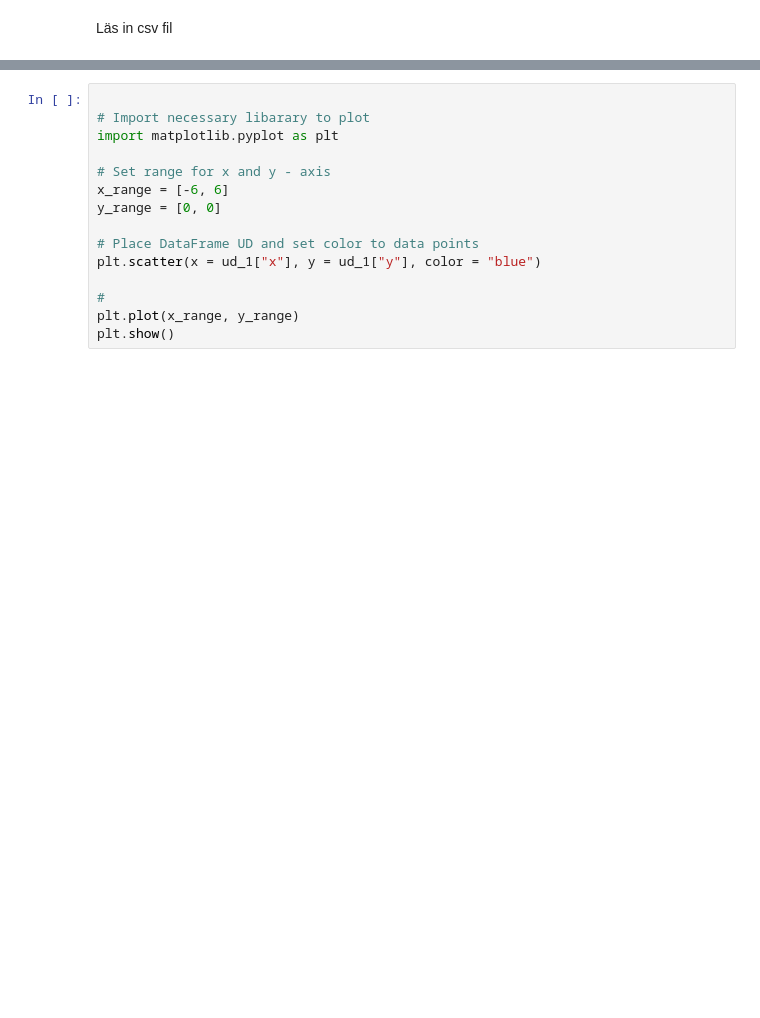
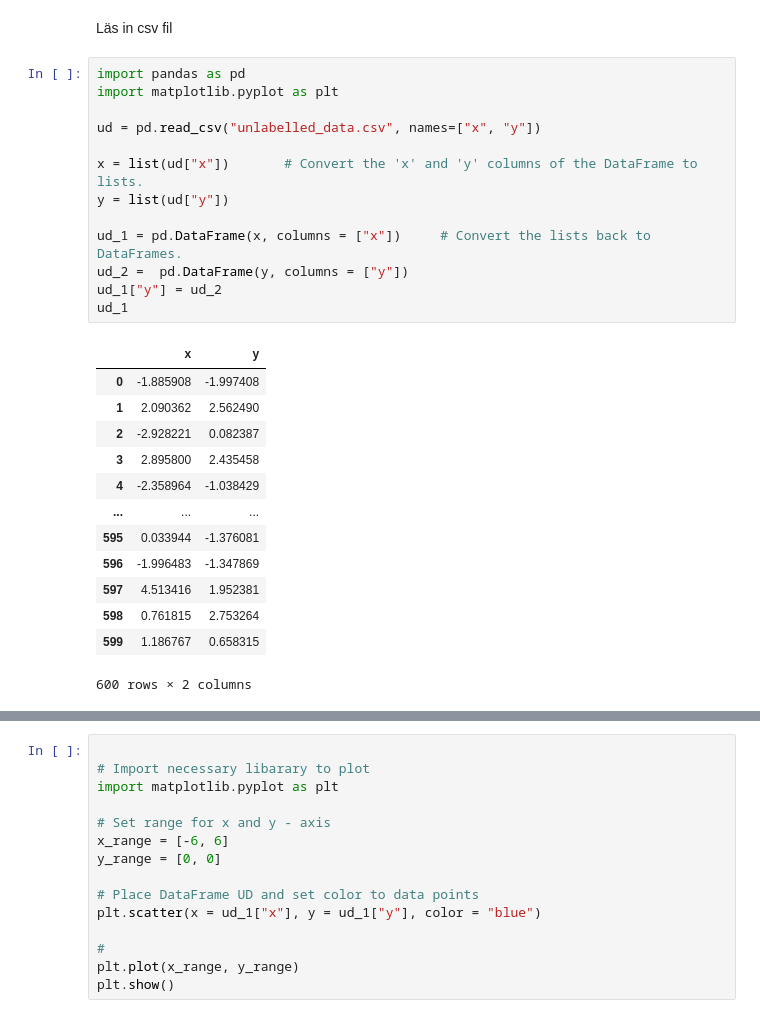
Before and after one commit to PaerBrady/python-programming-PAER-AUGUSTSSON, a Jupyter notebook: Lab3test/Lab3.ipynb, the cells around one changed output, grey strips where cells are left out. Drawn from its saved outputs; the diff is of its cells as text; blank space fills up the shorter version.

```diff
--- a/Lab3test/Lab3.ipynb
+++ b/Lab3test/Lab3.ipynb
@@ -1,5 +1,32 @@
 # %% [markdown]
 Läs in csv fil
+# %%
+import pandas as pd
+import matplotlib.pyplot as plt
+
+ud = pd.read_csv("unlabelled_data.csv", names=["x", "y"])
+
+x = list(ud["x"])       # Convert the 'x' and 'y' columns of the DataFrame to lists.
+y = list(ud["y"])
+
+ud_1 = pd.DataFrame(x, columns = ["x"])     # Convert the lists back to DataFrames.
+ud_2 =  pd.DataFrame(y, columns = ["y"])
+ud_1["y"] = ud_2
+ud_1
+# %% [output]
+|  | x | y |
+| 0 | -1.885908 | -1.997408 |
+| 1 | 2.090362 | 2.562490 |
+| 2 | -2.928221 | 0.082387 |
+| 3 | 2.895800 | 2.435458 |
+| 4 | -2.358964 | -1.038429 |
+| ... | ... | ... |
+| 595 | 0.033944 | -1.376081 |
+| 596 | -1.996483 | -1.347869 |
+| 597 | 4.513416 | 1.952381 |
+| 598 | 0.761815 | 2.753264 |
+| 599 | 1.186767 | 0.658315 |
+600 rows × 2 columns
 # %%
 import pandas as pd
 
```
Also changed, not shown: parts of 1 cell of this notebook, 5 other files.
